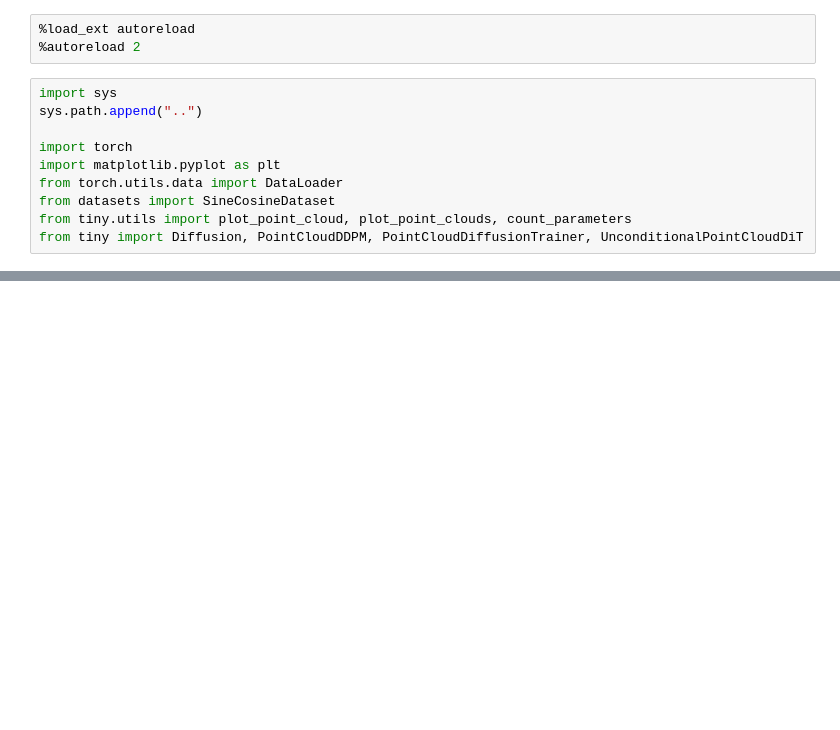
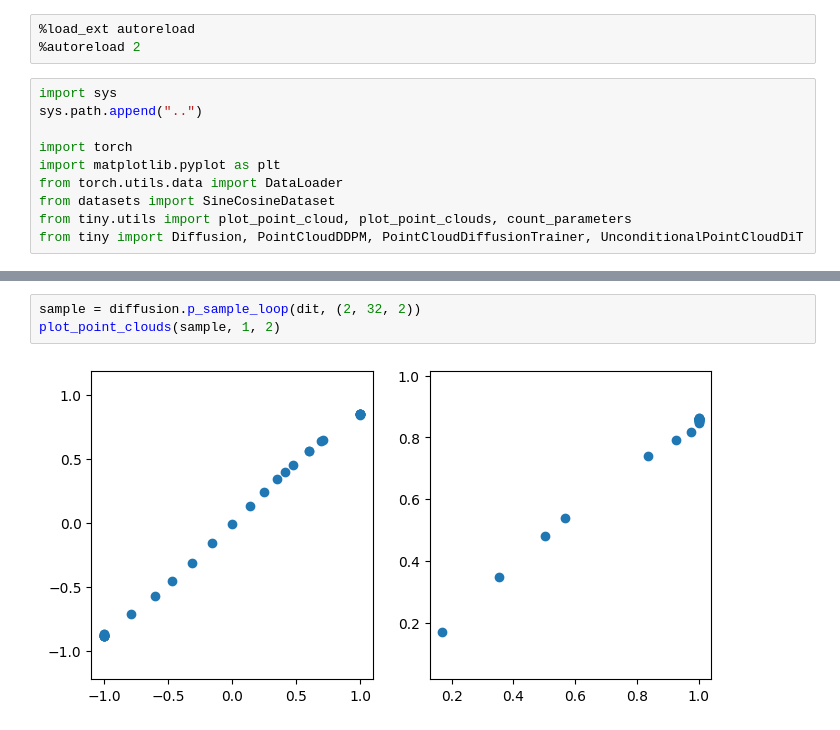
Before and after one commit to minii-ai/tiny-text-to-3d, a Jupyter notebook: notebooks/sine_cosine.ipynb, the cells around one changed output, grey strips where cells are left out. Cells and saved outputs as stored; diff of their text form; blank space fills up the shorter version.

```diff
--- a/notebooks/sine_cosine.ipynb
+++ b/notebooks/sine_cosine.ipynb
@@ -61,0 +88,5 @@ visualize_point_cloud(dataset[0]["data"])
+# %%
+sample = diffusion.p_sample_loop(dit, (2, 32, 2))
+plot_point_clouds(sample, 1, 2)
+# %% [output]
+[figure, added]
```
Also changed, not shown: parts of 18 cells of this notebook, 5 other files.
